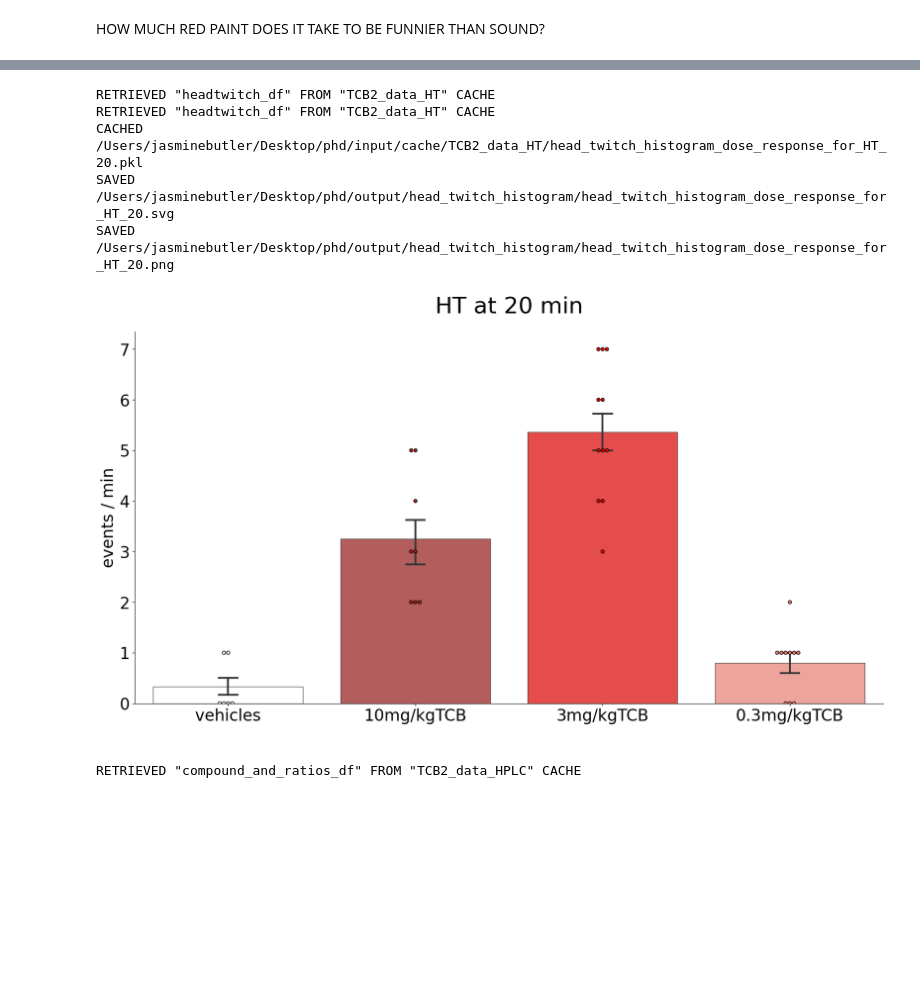
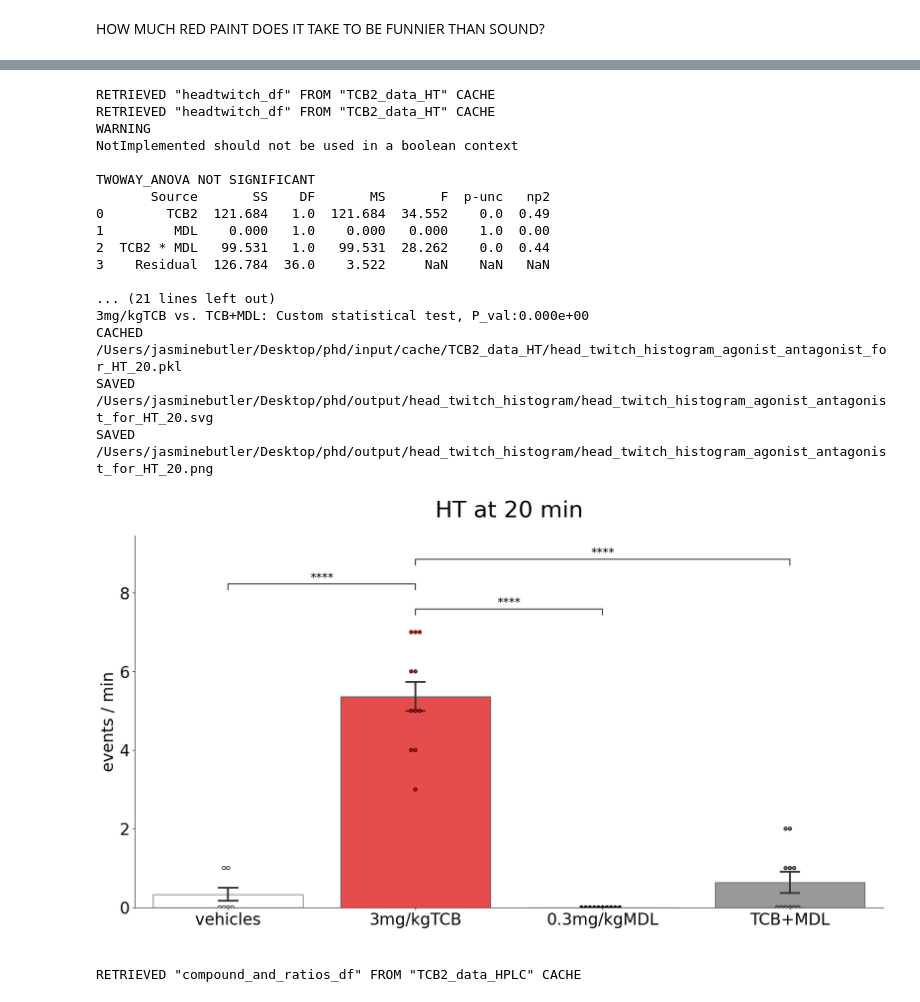
Before and after one commit to remicorne/phd, a Jupyter notebook: RUN.ipynb, the cells around one changed output, grey strips where cells are left out. Drawn from its saved outputs; the diff is of its cells as text; code cells hidden in the pictures; blank space fills up the shorter version.

Commit message:
stats addres to HT histogram same was as remi without stats logic yet

```diff
--- a/RUN.ipynb
+++ b/RUN.ipynb
@@ -174,22 +168,34 @@ SAVED /Users/jasminebutler/Desktop/phd/output/correlogram/agonist_antagonist_com
 # %%
-#BEHQVIOR (HT / ES) #REMI need to intergrate stats logic, outliers and prompts
+#BEHQVIOR (HT / ES) #REMI need to intergrate stats logic, outliers, prompts and building multiple at once
 headTwitchHistogram(
     HT_filename,
-    experiment='dose_response',
+    experiment='agonist_antagonist',
     vairable='HT_20',
     outlier_test=None,
     p_value_threshold=0.05,
     from_scratch=True,
 )
 
-#subselectDf(getHeadTwitchDf(HT_filename), {"treatment": "10mg/kgTCB", "experiment": "dose_response"})
+# subselectDf(getHeadTwitchDf(HT_filename), {"treatment": "0.2mg/kgMDL", "experiment": "agonist_antagonist"})
 # %% [output]
 RETRIEVED "headtwitch_df" FROM "TCB2_data_HT" CACHE
 RETRIEVED "headtwitch_df" FROM "TCB2_data_HT" CACHE
-CACHED /Users/jasminebutler/Desktop/phd/input/cache/TCB2_data_HT/head_twitch_histogram_dose_response_for_HT_20.pkl
-SAVED /Users/jasminebutler/Desktop/phd/output/head_twitch_histogram/head_twitch_histogram_dose_response_for_HT_20.svg
-SAVED /Users/jasminebutler/Desktop/phd/output/head_twitch_histogram/head_twitch_histogram_dose_response_for_HT_20.png
+WARNING
+NotImplemented should not be used in a boolean context
+
+TWOWAY_ANOVA NOT SIGNIFICANT
+       Source       SS    DF       MS       F  p-unc   np2
+0        TCB2  121.684   1.0  121.684  34.552    0.0  0.49
+1         MDL    0.000   1.0    0.000   0.000    1.0  0.00
+2  TCB2 * MDL   99.531   1.0   99.531  28.262    0.0  0.44
+3    Residual  126.784  36.0    3.522     NaN    NaN   NaN
+
+... (21 lines left out)
+3mg/kgTCB vs. TCB+MDL: Custom statistical test, P_val:0.000e+00
+CACHED /Users/jasminebutler/Desktop/phd/input/cache/TCB2_data_HT/head_twitch_histogram_agonist_antagonist_for_HT_20.pkl
+SAVED /Users/jasminebutler/Desktop/phd/output/head_twitch_histogram/head_twitch_histogram_agonist_antagonist_for_HT_20.svg
+SAVED /Users/jasminebutler/Desktop/phd/output/head_twitch_histogram/head_twitch_histogram_agonist_antagonist_for_HT_20.png
-[figure, old version]
+[figure, new version]
 # %%
 #SUBSELECT RAW DATA
 data = getCompoundAndRatiosDf(filename)
```
Also changed, not shown: parts of 3 cells of this notebook, 4 other files.
